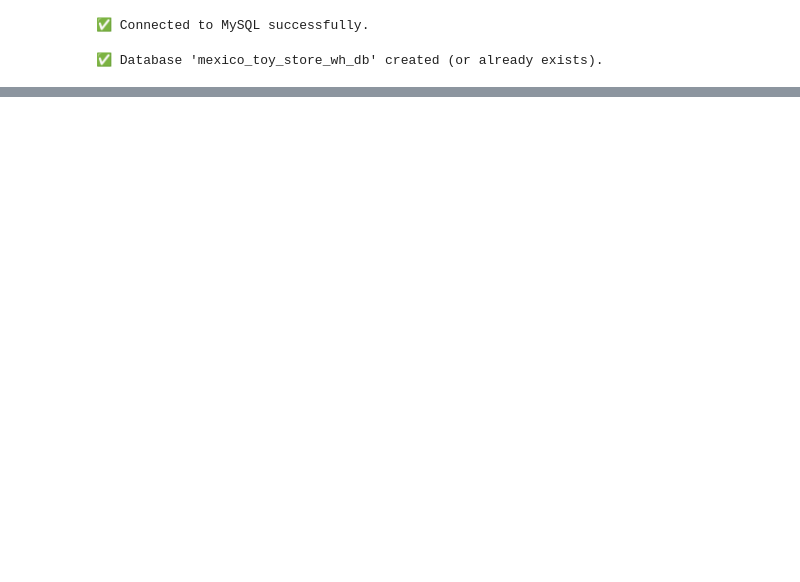
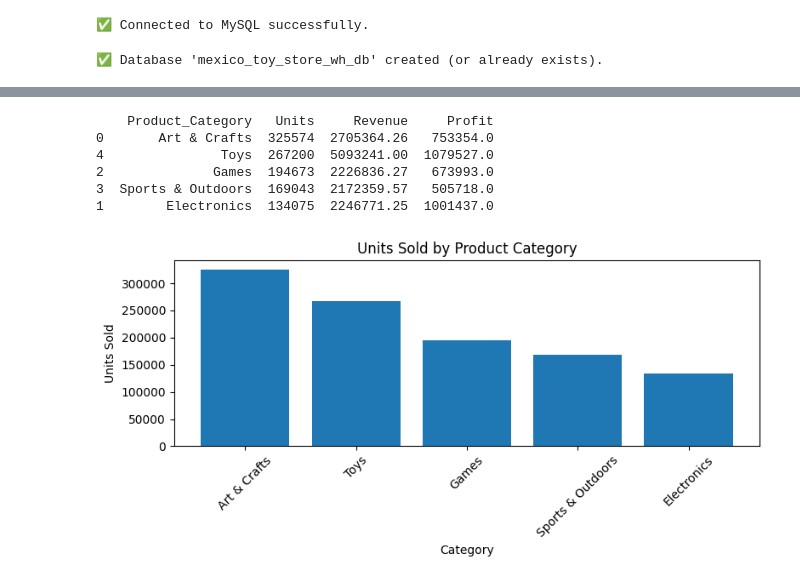
Before and after one commit to Mrschiss/IndusAnalProj, a Jupyter notebook: sql/mysql_loader.ipynb, the cells around one changed output, grey strips where cells are left out. Drawn from its saved outputs; the diff is of its cells as text; code cells hidden in the pictures; blank space fills up the shorter version.

```diff
--- a/sql/mysql_loader.ipynb
+++ b/sql/mysql_loader.ipynb
@@ -81,0 +317,30 @@ sales_df.head()
+# %%
+#To Know Where majority of the sales| Profit is coming from
+category_sales = (sales_df
+    .merge(products_df[['Product_ID', 'Product_Category']], on='Product_ID', how='left')
+    .groupby('Product_Category')
+    .agg(Units=('Units', 'sum'),
+         Revenue=('Revenue', 'sum'),
+         Profit=('Profit', 'sum'))
+    .reset_index()
+    .sort_values('Units', ascending=False)
+)
+
+print(category_sales)
+
+plt.figure(figsize=(8, 4))
+plt.bar(category_sales['Product_Category'], category_sales['Units'])
+plt.title('Units Sold by Product Category')
+plt.xlabel('Category')
+plt.ylabel('Units Sold')
+plt.xticks(rotation=45)
+plt.tight_layout()
+plt.show()
+# %% [output]
+    Product_Category   Units     Revenue     Profit
+0       Art & Crafts  325574  2705364.26   753354.0
+4               Toys  267200  5093241.00  1079527.0
+2              Games  194673  2226836.27   673993.0
+3  Sports & Outdoors  169043  2172359.57   505718.0
+1        Electronics  134075  2246771.25  1001437.0
+[figure, added]
```
Also changed, not shown: parts of 28 cells of this notebook, 1 other file.
